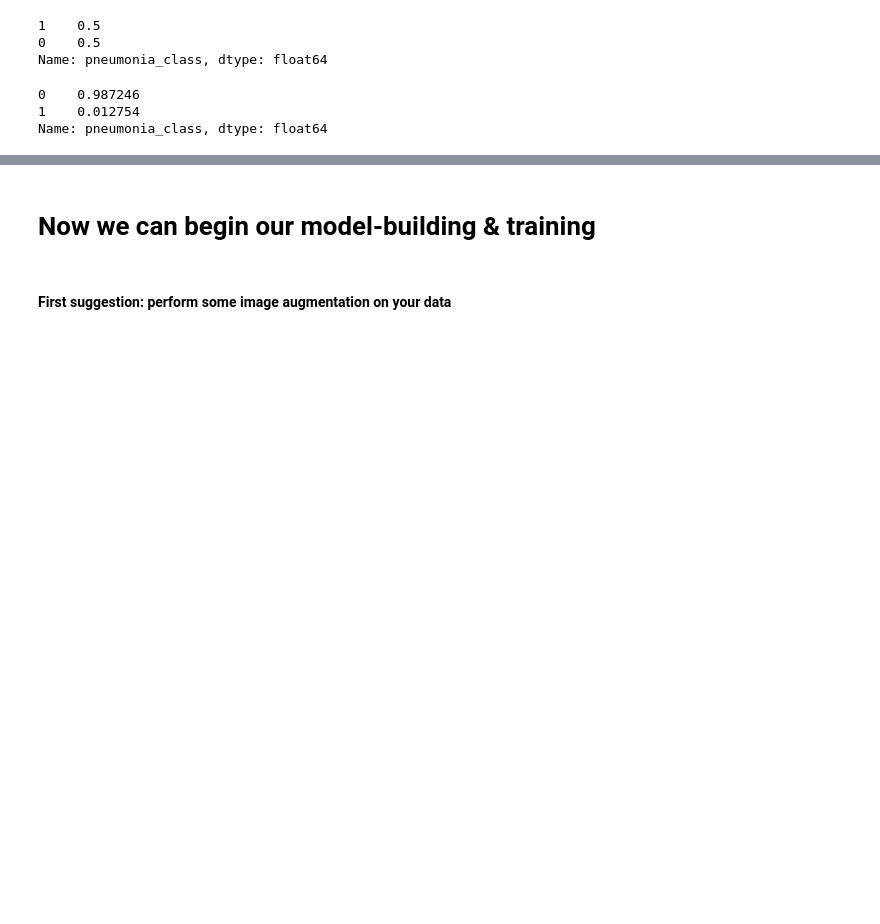
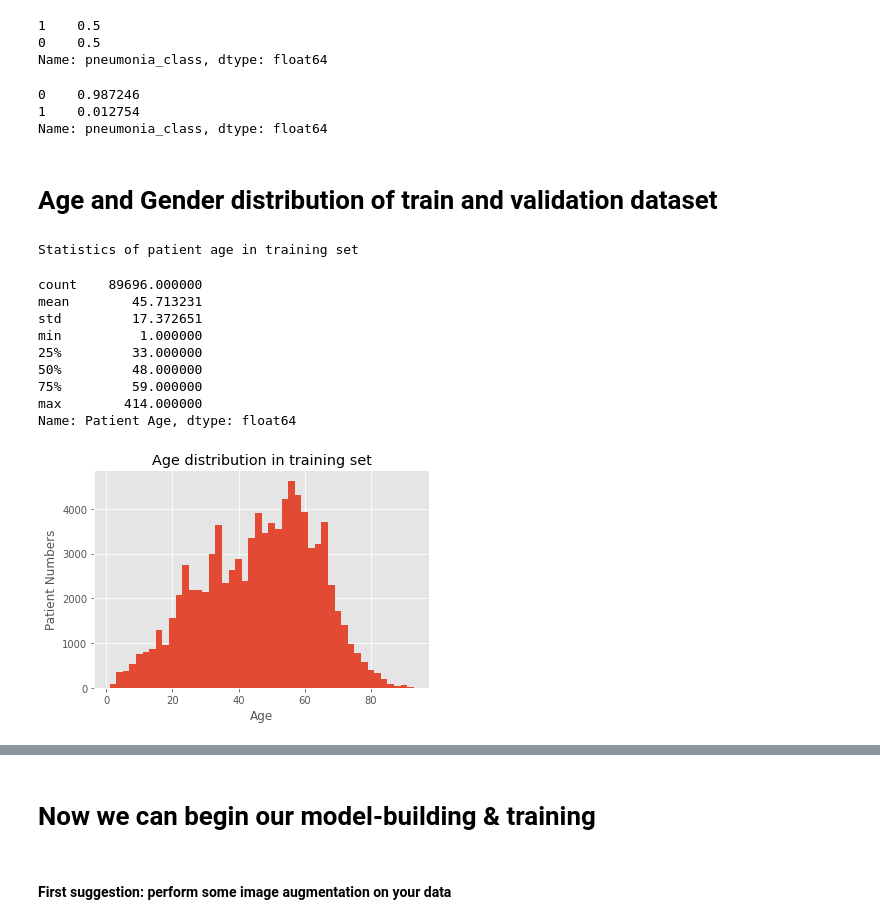
Before and after one commit to soon-yau/AIHCND_C2_Starter, a Jupyter notebook: Build and train model.ipynb, the cells around one changed output, grey strips where cells are left out. Cells and saved outputs as stored; diff of their text form; code cells hidden in the pictures; blank space fills up the shorter version.

```diff
--- a/Build and train model.ipynb
+++ b/Build and train model.ipynb
@@ -112,3 +112,24 @@ val_df.pneumonia_class.value_counts(normalize=True)
 0    0.987246
 1    0.012754
 Name: pneumonia_class, dtype: float64
+# %% [markdown]
+# Age and Gender distribution of train and validation dataset
+# %%
+train_df['Patient Age'].hist(bins=np.arange(1,95,2))
+plt.xlabel('Age')
+plt.ylabel('Patient Numbers')
+plt.title('Age distribution in training set')
+print("Statistics of patient age in training set")
+train_df['Patient Age'].describe()
+# %% [output]
+Statistics of patient age in training set
+count    89696.000000
+mean        45.713231
+std         17.372651
+min          1.000000
+25%         33.000000
+50%         48.000000
+75%         59.000000
+max        414.000000
+Name: Patient Age, dtype: float64
+[figure, added]
```
Also changed, not shown: parts of 17 cells of this notebook, 2 other files.
